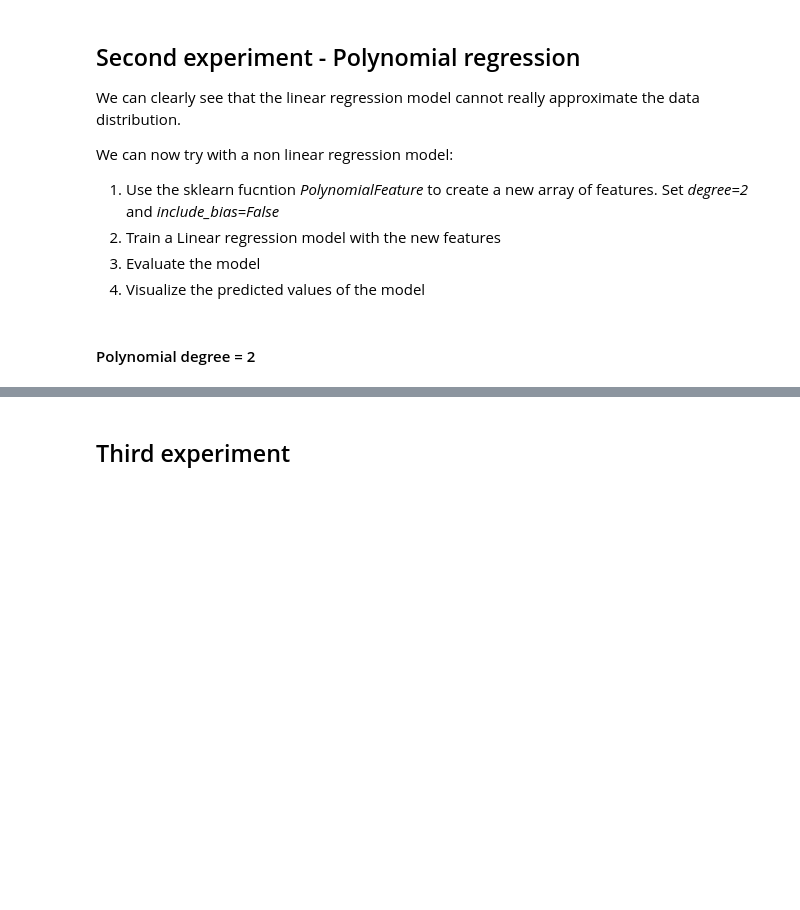
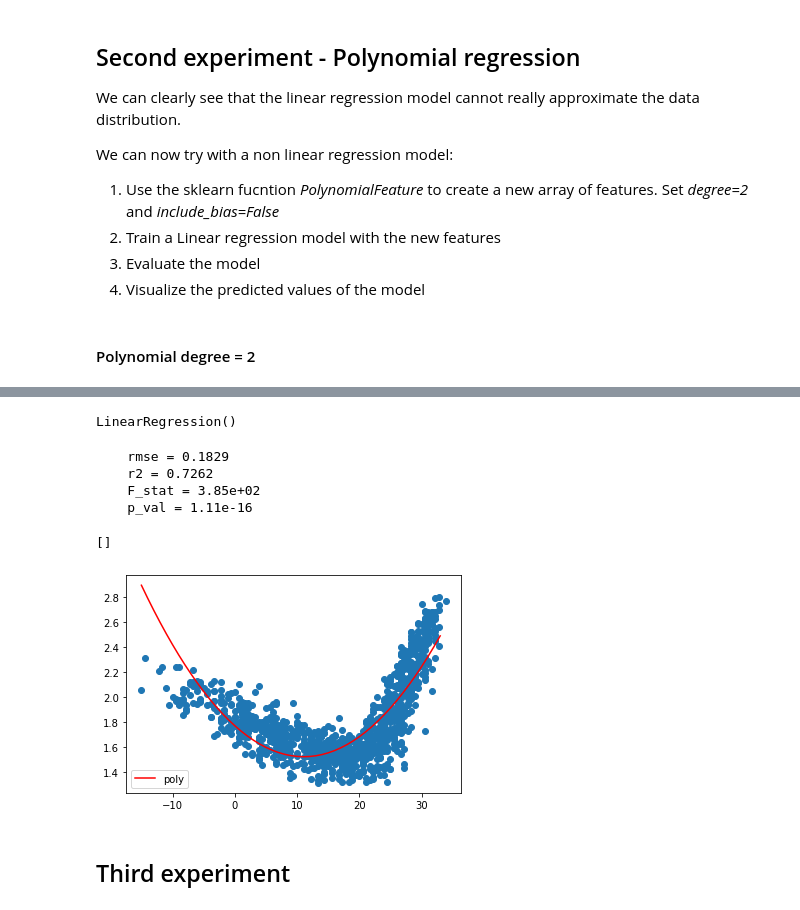
Before and after one commit to AngeloGalav/MachineLearningNotes, a Jupyter notebook: Exercises/Lab05/polynomial_regression_temp_power_nocode.ipynb, the cells around one changed output, grey strips where cells are left out. Drawn from its saved outputs; the diff is of its cells as text; code cells hidden in the pictures; blank space fills up the shorter version.

```diff
--- a/Exercises/Lab05/polynomial_regression_temp_power_nocode.ipynb
+++ b/Exercises/Lab05/polynomial_regression_temp_power_nocode.ipynb
@@ -147,3 +196,29 @@ LinearRegression()
+# %%
+poly_features = PolynomialFeatures(degree=2, include_bias=False)
+lr_model_2 = LinearRegression()
+Xtrans = poly_features.fit_transform(Xtrain)
+lr_model_2.fit(Xtrans, ytrain)
+# %% [output]
+LinearRegression()
+# %%
+pol2 = print_all_metrics(poly_features.fit_transform(Xtest), ytest, lr_model_2)
+# %% [output]
+    rmse = 0.1829
+    r2 = 0.7262
+    F_stat = 3.85e+02
+    p_val = 1.11e-16
+# %%
+X_plt = np.arange(min(X.temp), max(X.temp)).reshape(-1, 1) # had to it in this way, or else it would come out all bugged
+# ypred_dt_2 = lr_model_2.predict(poly_features.fit_transform(X))
+# plt.plot(X, ypred_dt_2, label='poly', color='red')
+ypred_dt_2 = lr_model_2.predict(poly_features.fit_transform(X_plt))
+plt.plot(X_plt, ypred_dt_2, label='poly', color='red')
+plt.legend()
+plt.scatter(X, y)
+plt.plot()
+# %% [output]
+[]
+[figure, added]
 # %% [markdown]
 ## Third experiment
 # %% [markdown]
```
Also changed, not shown: parts of 36 cells of this notebook, 2 other files.
